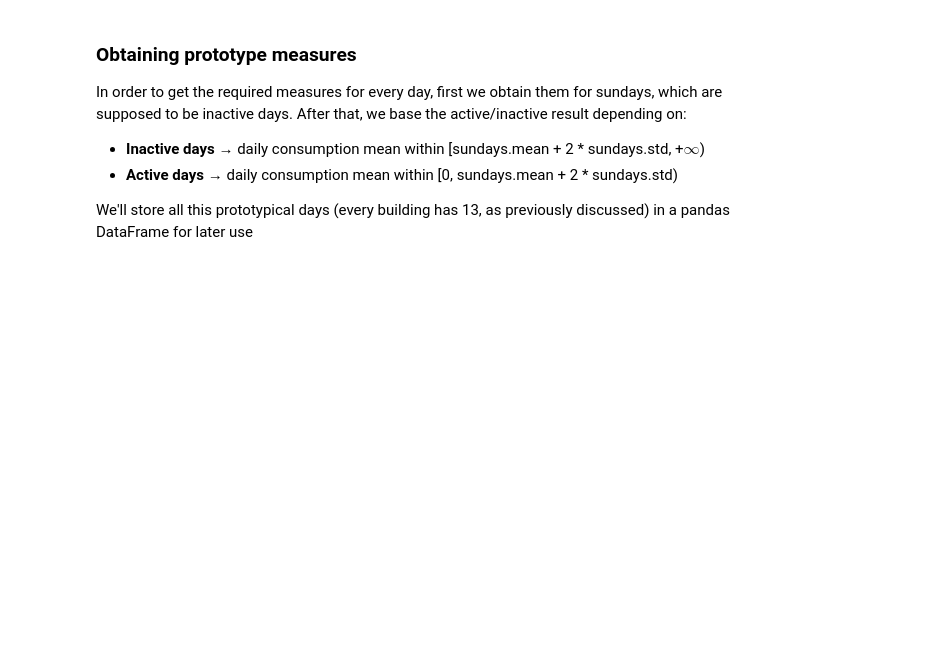
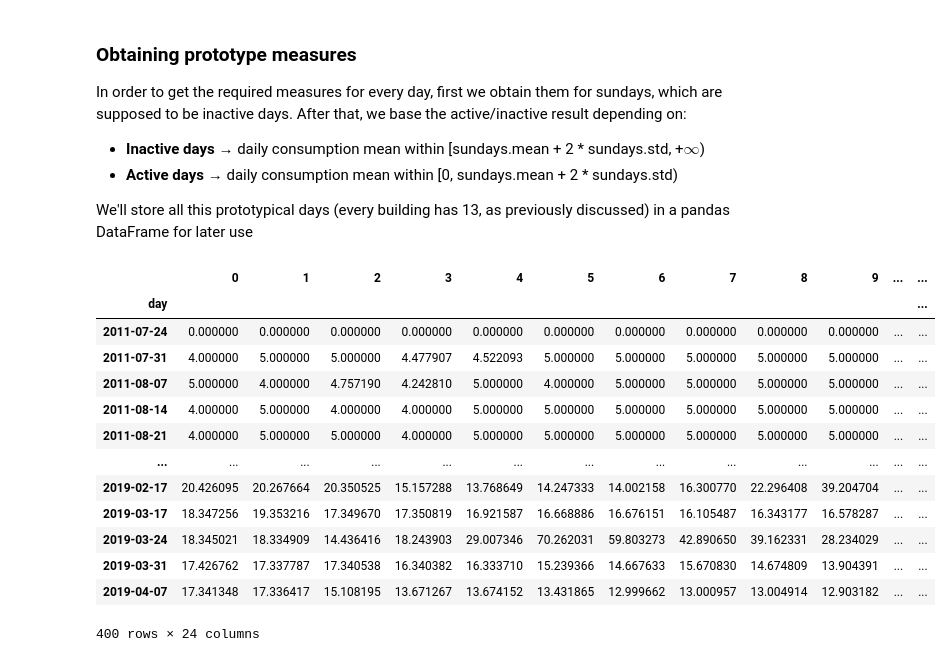
Before and after one commit to thmasker/DAntE, a Jupyter notebook: notebook/data-preprocessing/weekday_prototypes.ipynb, the cells around one changed output. Drawn from its saved outputs; the diff is of its cells as text; code cells hidden in the pictures; blank space fills up the shorter version.

```diff
--- a/notebook/data-preprocessing/weekday_prototypes.ipynb
+++ b/notebook/data-preprocessing/weekday_prototypes.ipynb
@@ -63,3 +64,23 @@ def get_prototype(df: pd.DataFrame, counter_id: int, weekday: int, active: bool)
     df.insert(0, 'building_id', counter_id)
 
     return df
+# %%
+clean_df = raw_df.dropna()
+
+sundays = clean_df[clean_df.index.weekday == 6] # Select Sundays
+sundays
+# %% [output]
+|  | 0 | 1 | 2 | 3 | 4 | 5 | 6 | 7 | 8 | 9 | ... | ... |
+| day |  |  |  |  |  |  |  |  |  |  |  | ... |
+| 2011-07-24 | 0.000000 | 0.000000 | 0.000000 | 0.000000 | 0.000000 | 0.000000 | 0.000000 | 0.000000 | 0.000000 | 0.000000 | ... | ... |
+| 2011-07-31 | 4.000000 | 5.000000 | 5.000000 | 4.477907 | 4.522093 | 5.000000 | 5.000000 | 5.000000 | 5.000000 | 5.000000 | ... | ... |
+| 2011-08-07 | 5.000000 | 4.000000 | 4.757190 | 4.242810 | 5.000000 | 4.000000 | 5.000000 | 5.000000 | 5.000000 | 5.000000 | ... | ... |
+| 2011-08-14 | 4.000000 | 5.000000 | 4.000000 | 4.000000 | 5.000000 | 5.000000 | 5.000000 | 5.000000 | 5.000000 | 5.000000 | ... | ... |
+| 2011-08-21 | 4.000000 | 5.000000 | 5.000000 | 4.000000 | 5.000000 | 5.000000 | 5.000000 | 5.000000 | 5.000000 | 5.000000 | ... | ... |
+| ... | ... | ... | ... | ... | ... | ... | ... | ... | ... | ... | ... | ... |
+| 2019-02-17 | 20.426095 | 20.267664 | 20.350525 | 15.157288 | 13.768649 | 14.247333 | 14.002158 | 16.300770 | 22.296408 | 39.204704 | ... | ... |
+| 2019-03-17 | 18.347256 | 19.353216 | 17.349670 | 17.350819 | 16.921587 | 16.668886 | 16.676151 | 16.105487 | 16.343177 | 16.578287 | ... | ... |
+| 2019-03-24 | 18.345021 | 18.334909 | 14.436416 | 18.243903 | 29.007346 | 70.262031 | 59.803273 | 42.890650 | 39.162331 | 28.234029 | ... | ... |
+| 2019-03-31 | 17.426762 | 17.337787 | 17.340538 | 16.340382 | 16.333710 | 15.239366 | 14.667633 | 15.670830 | 14.674809 | 13.904391 | ... | ... |
+| 2019-04-07 | 17.341348 | 17.336417 | 15.108195 | 13.671267 | 13.674152 | 13.431865 | 12.999662 | 13.000957 | 13.004914 | 12.903182 | ... | ... |
+400 rows × 24 columns
```
Also changed, not shown: parts of 4 cells of this notebook, 2 other files.
